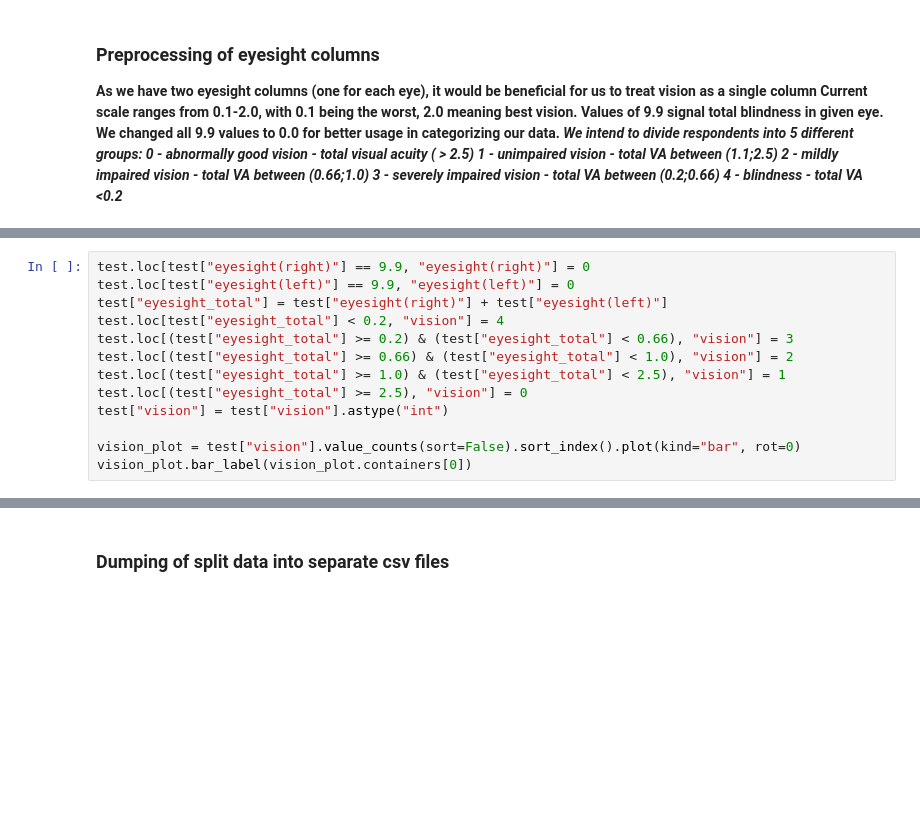
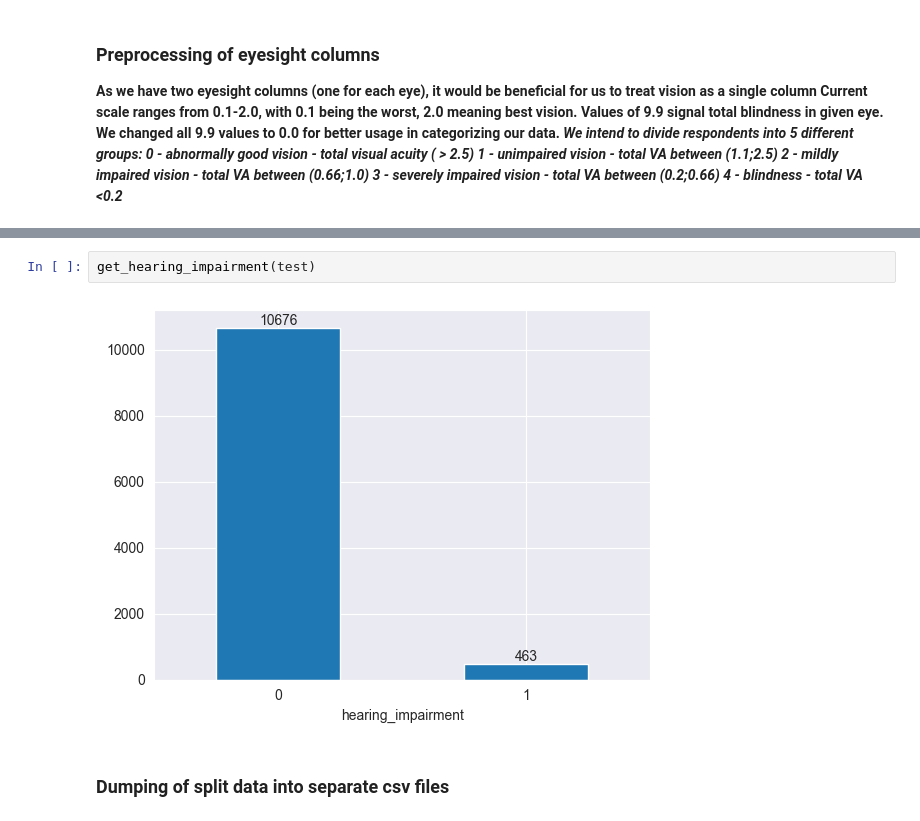
Before and after one commit to balooooooooo/machine_learning_1_coursework, a Jupyter notebook: data_preprocessing.ipynb, the cells around one changed output, grey strips where cells are left out. Saved outputs shown, nothing was run; the diff lists cells and outputs as text; blank space fills up the shorter version.

```diff
--- a/data_preprocessing.ipynb
+++ b/data_preprocessing.ipynb
@@ -200,13 +193,0 @@ vision_plot.bar_label(vision_plot.containers[0])
-# %%
-test.loc[test["eyesight(right)"] == 9.9, "eyesight(right)"] = 0
-test.loc[test["eyesight(left)"] == 9.9, "eyesight(left)"] = 0
-test["eyesight_total"] = test["eyesight(right)"] + test["eyesight(left)"]
-test.loc[test["eyesight_total"] < 0.2, "vision"] = 4
-test.loc[(test["eyesight_total"] >= 0.2) & (test["eyesight_total"] < 0.66), "vision"] = 3
-test.loc[(test["eyesight_total"] >= 0.66) & (test["eyesight_total"] < 1.0), "vision"] = 2
-test.loc[(test["eyesight_total"] >= 1.0) & (test["eyesight_total"] < 2.5), "vision"] = 1
-test.loc[(test["eyesight_total"] >= 2.5), "vision"] = 0
-test["vision"] = test["vision"].astype("int")
-
-vision_plot = test["vision"].value_counts(sort=False).sort_index().plot(kind="bar", rot=0)
-vision_plot.bar_label(vision_plot.containers[0])
@@ -220,3 +217,7 @@ vision_plot.bar_label(vision_plot.containers[0])
+# %%
+get_hearing_impairment(test)
+# %% [output]
+[figure, added]
 # %% [markdown]
 ### Dumping of split data into separate csv files
 # %%
```
Also changed, not shown: parts of 7 cells of this notebook, 2 other files.
